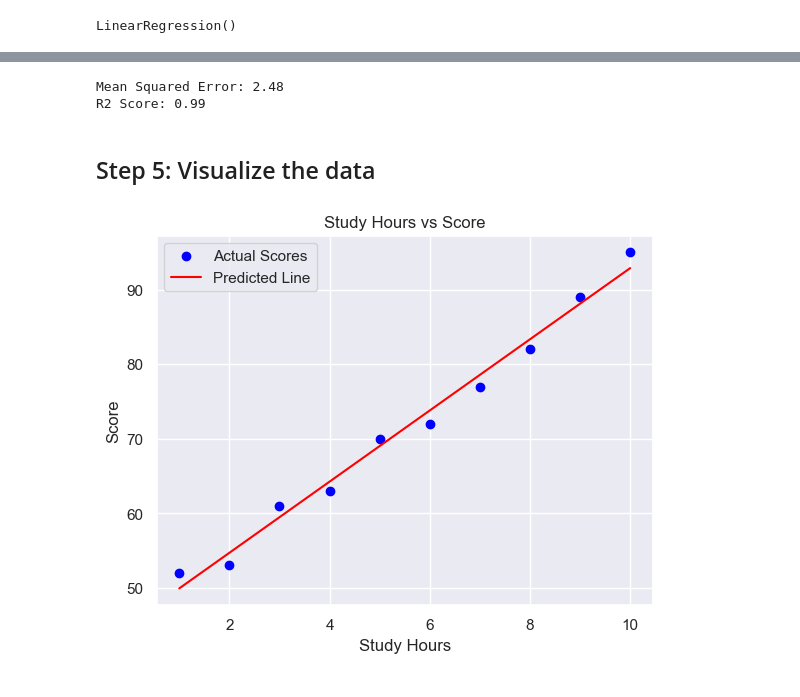
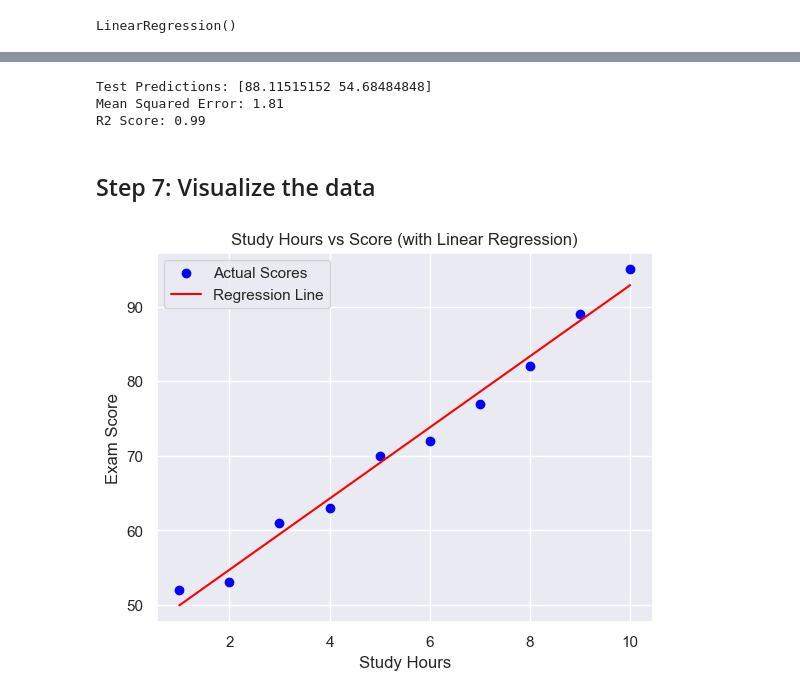
Before and after one commit to elisabethgrasia/data-analysis-with-python-spring-2025, a Jupyter notebook: week-9/introduction_ml.ipynb, the cells around one changed output, grey strips where cells are left out. Cells and saved outputs as stored; diff of their text form; code cells hidden in the pictures.

```diff
--- a/week-9/introduction_ml.ipynb
+++ b/week-9/introduction_ml.ipynb
@@ -15,10 +17,9 @@ sns.set()
 # %%
 data = {
+    'ages': [19, 20, 23, 23, 25, 25, 22, 20, 19, 21],
     'study_hours': [1, 2, 3, 4, 5, 6, 7, 8, 9, 10],
     'score': [52, 53, 61, 63, 70, 72, 77, 82, 89, 95]
 }
 df = pd.DataFrame(data)
-
-df = pd.DataFrame(data)
-print(df)
+df
 # %% [output]
@@ -91,27 +200,23 @@ Predicted Score for 6 hours of study: 80.95
 # %%
-# Predict on the same data (just for demo)
-y_pred = model.predict(X)
+mse = mean_squared_error(y_test, y_pred)
+r2 = r2_score(y_test, y_pred)
 
-# Calculate metrics
-mse = mean_squared_error(y, y_pred)
-r2 = r2_score(y, y_pred)
-
+print("Test Predictions:", y_pred)
 print(f"Mean Squared Error: {mse:.2f}")
 print(f"R2 Score: {r2:.2f}")
 # %% [output]
-Mean Squared Error: 2.48
+Test Predictions: [88.11515152 54.68484848]
+Mean Squared Error: 1.81
 R2 Score: 0.99
 # %% [markdown]
-## Step 5: Visualize the data
+## Step 7: Visualize the data
 # %%
-
-
 plt.scatter(X, y, color='blue', label='Actual Scores')
-plt.plot(X, y_pred, color='red', label='Predicted Line')
+plt.plot(X, model.predict(X), color='red', label='Regression Line')
 plt.xlabel('Study Hours')
-plt.ylabel('Score')
-plt.title('Study Hours vs Score')
+plt.ylabel('Exam Score')
+plt.title('Study Hours vs Score (with Linear Regression)')
 plt.legend()
 plt.show()
 # %% [output]
-[figure, old version]
+[figure, new version]
```
Also changed, not shown: parts of 16 cells of this notebook, 2 other files.
